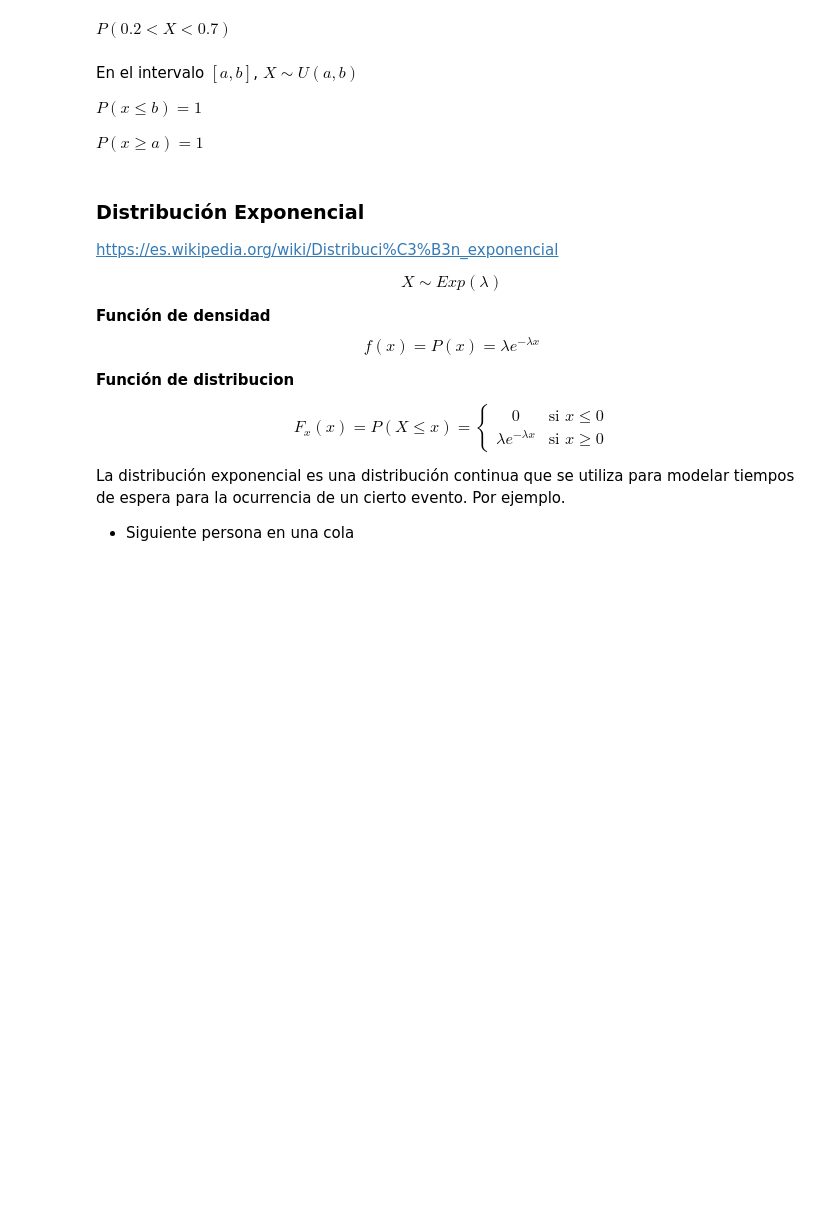
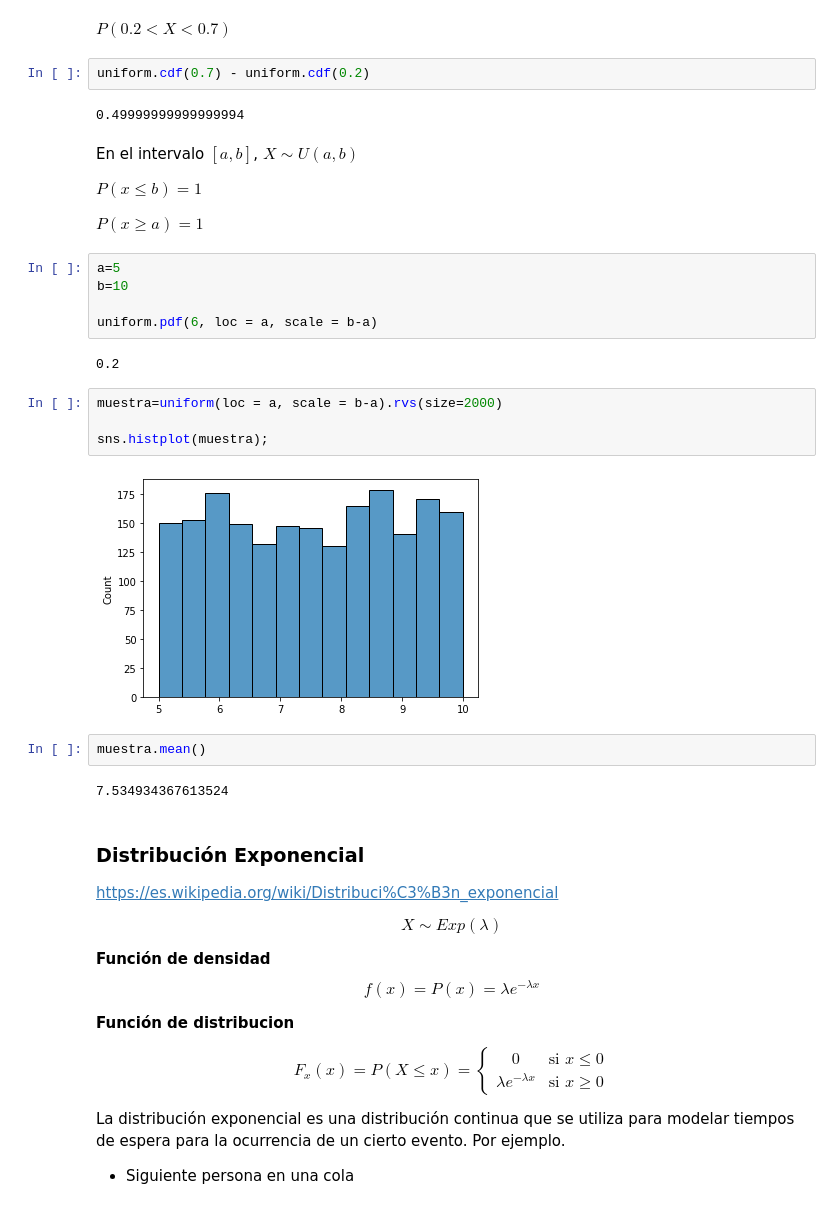
Before and after one commit to Pomilusky/apuntes_clase, a Jupyter notebook: semana_5/2.3 - Distribuciones Continuas.ipynb, the cells around one changed output. Saved outputs shown, nothing was run; the diff lists cells and outputs as text; blank space fills up the shorter version.

```diff
--- a/semana_5/2.3 - Distribuciones Continuas.ipynb
+++ b/semana_5/2.3 - Distribuciones Continuas.ipynb
@@ -42,11 +78,32 @@ $$\forall c, d \in [0, 1]: P(c < x <= d) = d-c$$
 # %% [markdown]
 $P(0.2 < X < 0.7)$
+# %%
+uniform.cdf(0.7) - uniform.cdf(0.2)
+# %% [output]
+0.49999999999999994
 # %% [markdown]
 En el intervalo $[a, b]$, $X \sim U(a, b)$
 
 $P(x \leq b)=1$
 
 $P(x \geq a)=1$
+# %%
+a=5
+b=10
+
+uniform.pdf(6, loc = a, scale = b-a)
+# %% [output]
+0.2
+# %%
+muestra=uniform(loc = a, scale = b-a).rvs(size=2000)
+
+sns.histplot(muestra);
+# %% [output]
+[figure, added]
+# %%
+muestra.mean()
+# %% [output]
+7.534934367613524
 # %% [markdown]
 ### Distribución Exponencial
 
```
Also changed, not shown: parts of 30 cells of this notebook, 1 other file.
